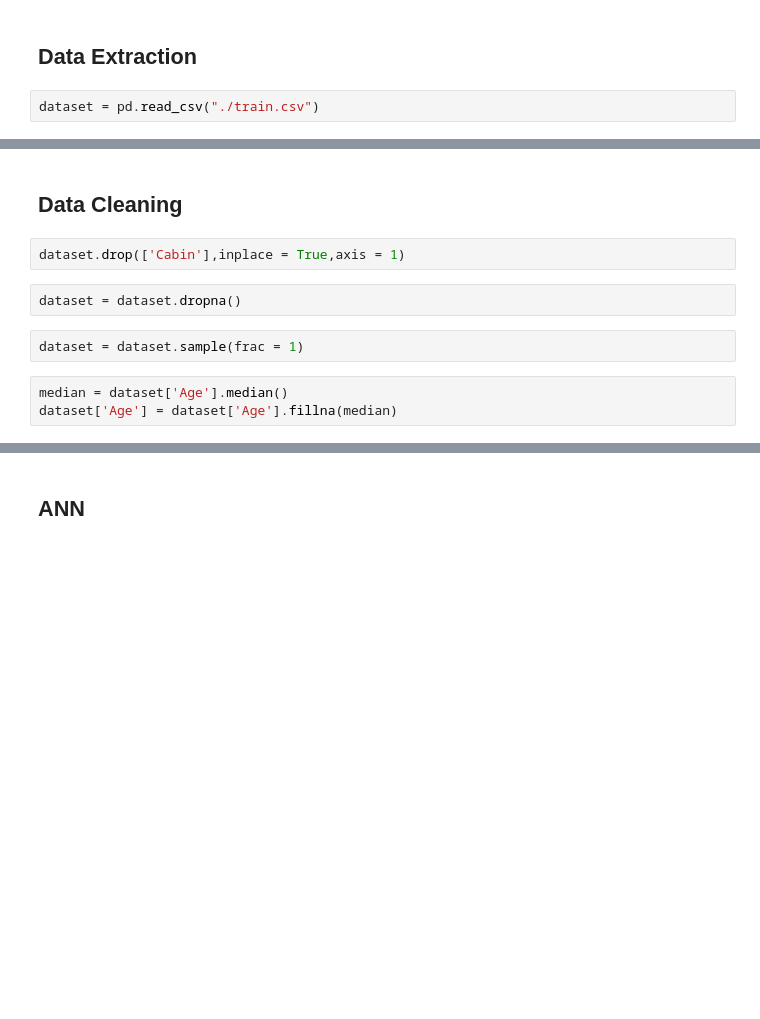
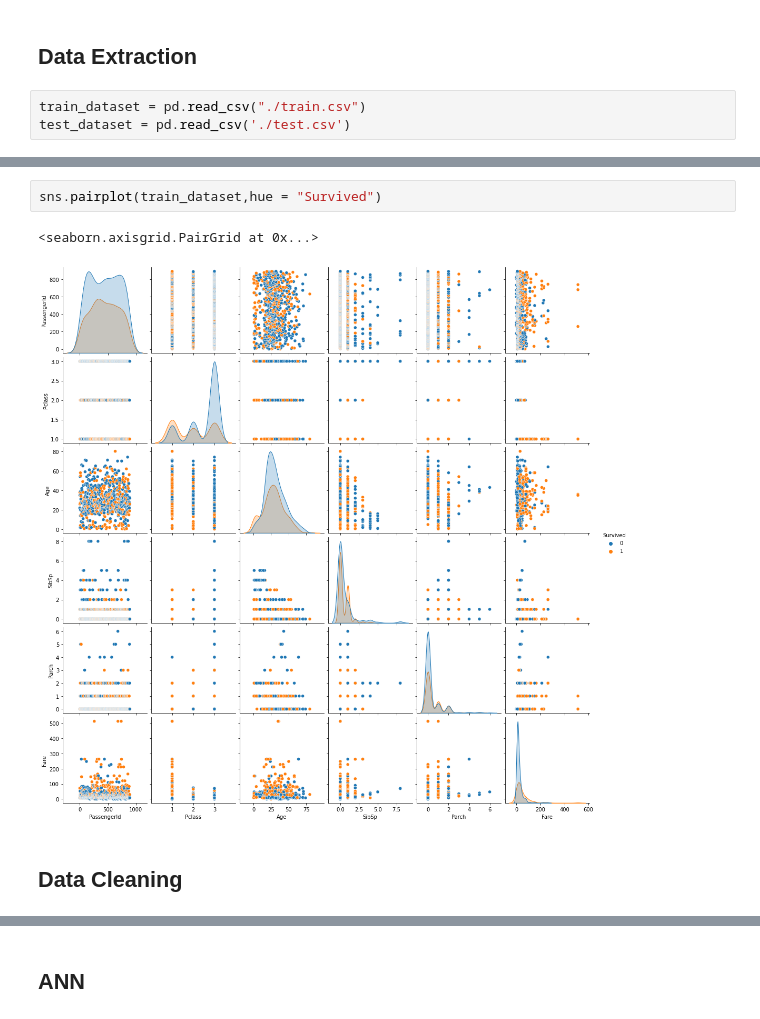
Before and after one commit to ShyamSundhar1411/My-ML-Notebooks, a Jupyter notebook: Classifications/Titanic_Dataset_Classification.ipynb, the cells around one changed output, grey strips where cells are left out. Saved outputs shown, nothing was run; the diff lists cells and outputs as text; blank space fills up the shorter version.

```diff
--- a/Classifications/Titanic_Dataset_Classification.ipynb
+++ b/Classifications/Titanic_Dataset_Classification.ipynb
@@ -28,4 +46,5 @@ import seaborn as sns
 # %% [markdown]
 ## Data Extraction
 # %%
-dataset = pd.read_csv("./train.csv")
+train_dataset = pd.read_csv("./train.csv")
+test_dataset = pd.read_csv('./test.csv')
@@ -61,14 +64,10 @@ Fare             0
 Cabin          687
 Embarked         2
 dtype: int64
+# %%
+sns.pairplot(train_dataset,hue = "Survived")
+# %% [output]
+<seaborn.axisgrid.PairGrid at 0x...>
+[figure, added]
 # %% [markdown]
 ## Data Cleaning
-# %%
-dataset.drop(['Cabin'],inplace = True,axis = 1)
-# %%
-dataset = dataset.dropna()
-# %%
-dataset = dataset.sample(frac = 1)
-# %%
-median = dataset['Age'].median()
-dataset['Age'] = dataset['Age'].fillna(median)
```
Also changed, not shown: parts of 101 cells of this notebook.
